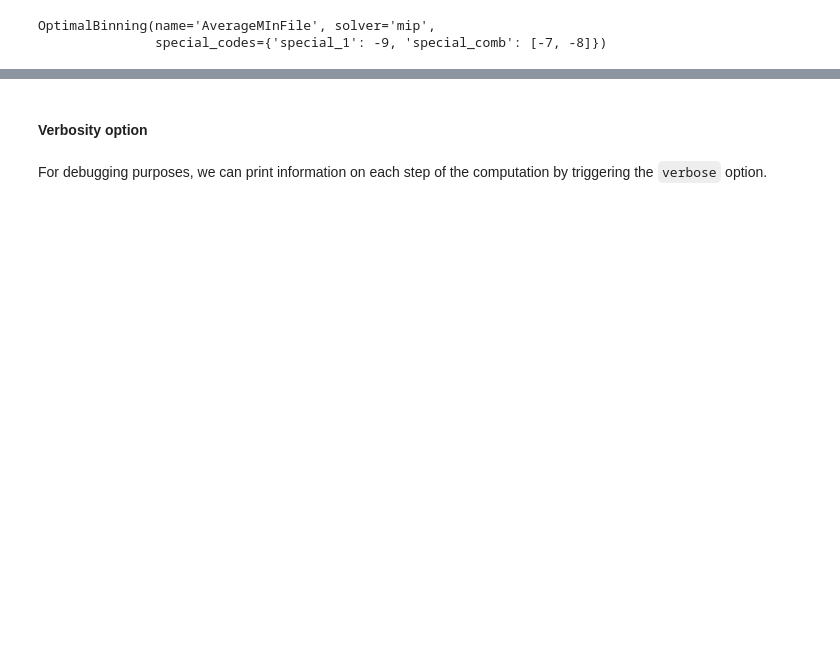
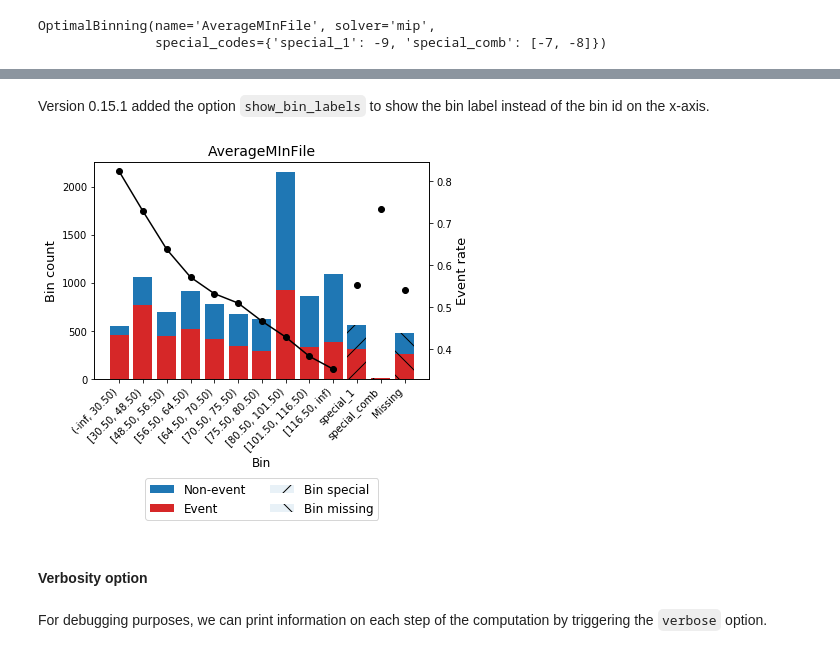
Before and after one commit to guillermo-navas-palencia/optbinning, a Jupyter notebook: doc/source/tutorials/tutorial_binary.ipynb, the cells around one changed output, grey strips where cells are left out. Drawn from its saved outputs; the diff is of its cells as text; code cells hidden in the pictures; blank space fills up the shorter version.

```diff
--- a/doc/source/tutorials/tutorial_binary.ipynb
+++ b/doc/source/tutorials/tutorial_binary.ipynb
@@ -682,3 +682,9 @@ optb.binning_table.build()
+# %% [markdown]
+Version 0.15.1 added the option ``show_bin_labels`` to show the bin label instead of the bin id on the x-axis.
+# %%
+optb.binning_table.plot(metric="event_rate", show_bin_labels=True)
+# %% [output]
+[figure, added]
 # %% [markdown]
 #### Verbosity option
 # %% [markdown]
```
Also changed, not shown: parts of 12 cells of this notebook, 17 other files.
